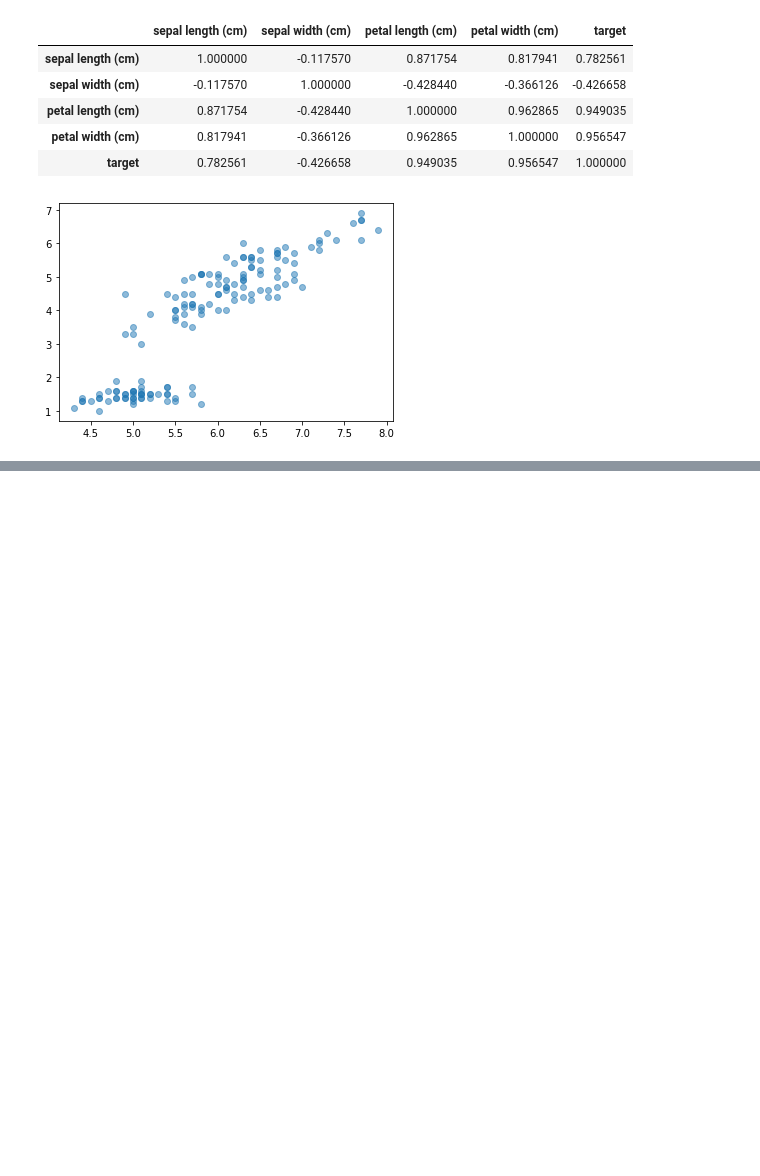
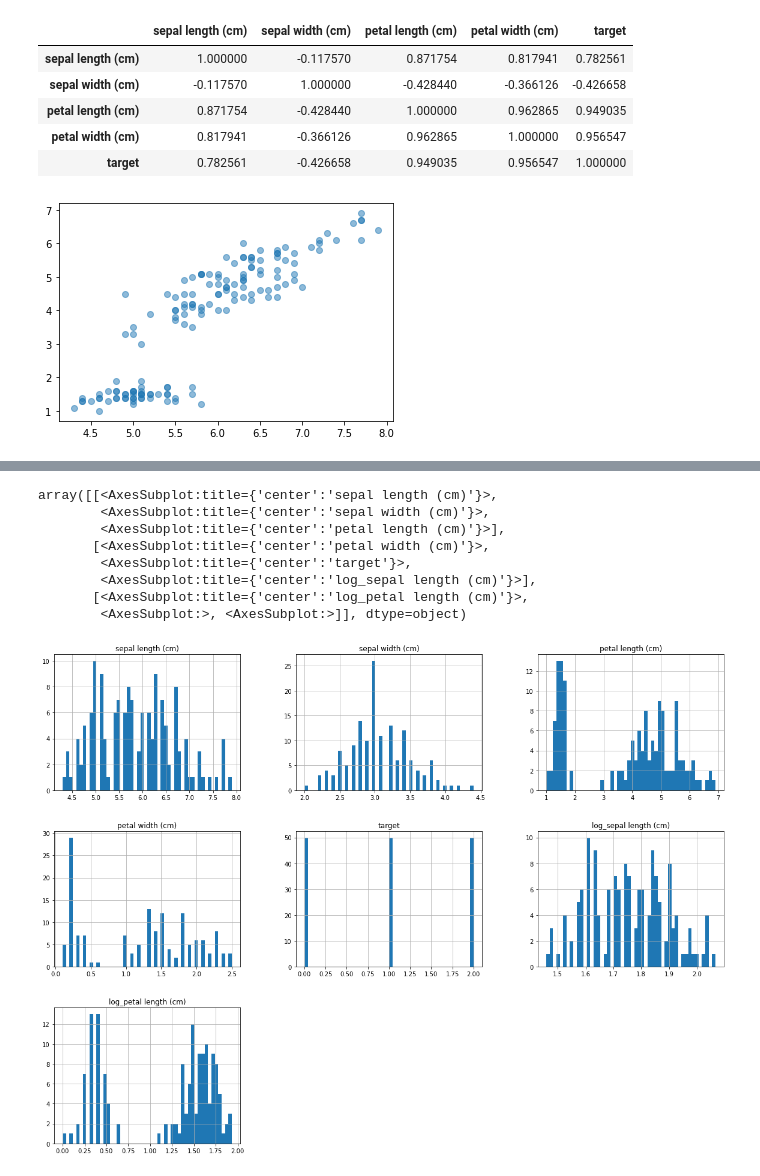
Before and after one commit to iamkijun/TIL, a Jupyter notebook: Bigdata/02_dataCleansing.ipynb, the cells around one changed output, grey strips where cells are left out. Cells and saved outputs as stored; diff of their text form; code cells hidden in the pictures; blank space fills up the shorter version.

```diff
--- a/Bigdata/02_dataCleansing.ipynb
+++ b/Bigdata/02_dataCleansing.ipynb
@@ -201,3 +201,9 @@ plt.scatter(data_IQR['sepal length (cm)'],data_IQR['petal length (cm)'], alpha=0
 plt.show()
 # %% [output]
 [figure]
+# %%
+# 변수 변환
+import numpy as np
+data['log_sepal length (cm)'] = np.log(data['sepal length (cm)'])
+data['log_petal length (cm)'] = np.log(data['petal length (cm)'])
+data.head()
@@ -203,0 +217,12 @@ plt.show()
+# %%
+data.hist(bins=50, figsize=(20,15))
+# %% [output]
+array([[<AxesSubplot:title={'center':'sepal length (cm)'}>,
+        <AxesSubplot:title={'center':'sepal width (cm)'}>,
+        <AxesSubplot:title={'center':'petal length (cm)'}>],
+       [<AxesSubplot:title={'center':'petal width (cm)'}>,
+        <AxesSubplot:title={'center':'target'}>,
+        <AxesSubplot:title={'center':'log_sepal length (cm)'}>],
+       [<AxesSubplot:title={'center':'log_petal length (cm)'}>,
+        <AxesSubplot:>, <AxesSubplot:>]], dtype=object)
+[figure, added]
```
Also changed, not shown: parts of 4 cells of this notebook, 1 other file.
